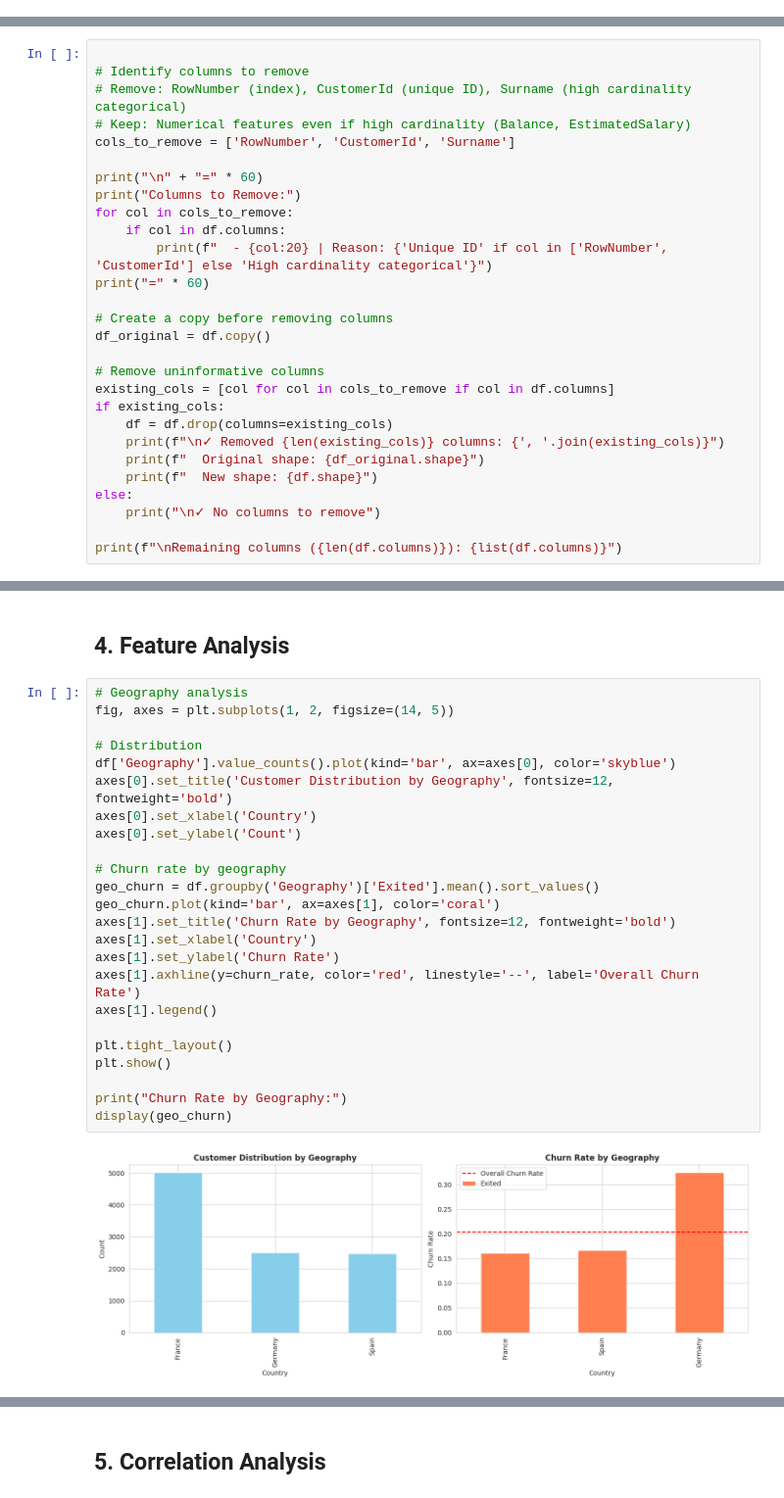
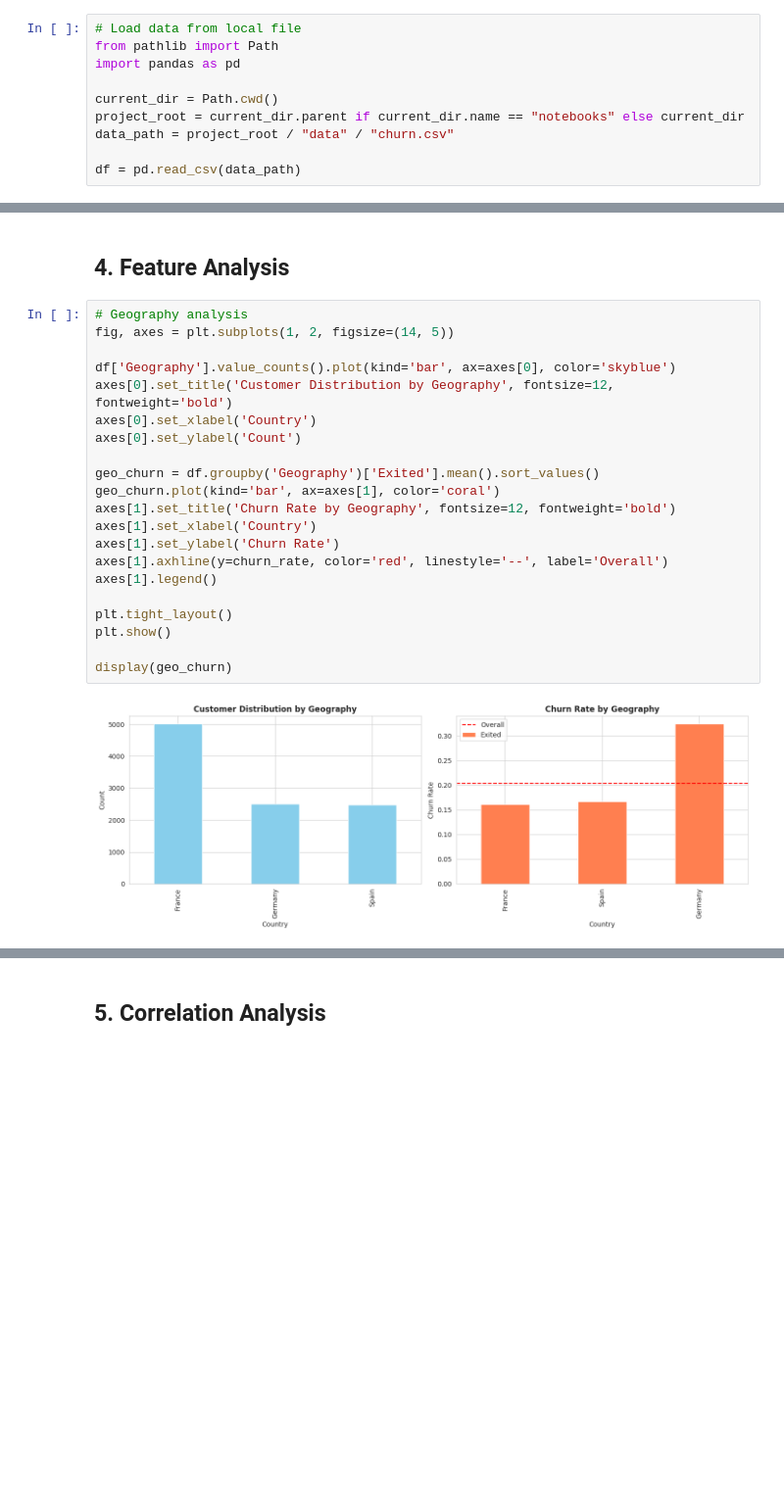
Before and after one commit to longdang193/customer-churn-prediction-azureml, a Jupyter notebook: notebooks/eda.ipynb, the cells around one changed output, grey strips where cells are left out. Shown at 98% size. Drawn from its saved outputs; the diff is of its cells as text; blank space fills up the shorter version.

```diff
--- a/notebooks/eda.ipynb
+++ b/notebooks/eda.ipynb
@@ -11,3 +37,13 @@
+# %%
+# Load data from local file
+from pathlib import Path
+import pandas as pd
+
+current_dir = Path.cwd()
+project_root = current_dir.parent if current_dir.name == "notebooks" else current_dir
+data_path = project_root / "data" / "churn.csv"
+
+df = pd.read_csv(data_path)
 # %%
 # Import libraries
 import pandas as pd
@@ -177,28 +149,0 @@ Exited               | Unique:      2 | Ratio:  0.02% | Type: int64
-# %%
-
-# Identify columns to remove
-# Remove: RowNumber (index), CustomerId (unique ID), Surname (high cardinality categorical)
-# Keep: Numerical features even if high cardinality (Balance, EstimatedSalary)
-cols_to_remove = ['RowNumber', 'CustomerId', 'Surname']
-
-print("\n" + "=" * 60)
-print("Columns to Remove:")
-for col in cols_to_remove:
-    if col in df.columns:
-        print(f"  - {col:20} | Reason: {'Unique ID' if col in ['RowNumber', 'CustomerId'] else 'High cardinality categorical'}")
-print("=" * 60)
-
-# Create a copy before removing columns
-df_original = df.copy()
-
-# Remove uninformative columns
-existing_cols = [col for col in cols_to_remove if col in df.columns]
-if existing_cols:
-    df = df.drop(columns=existing_cols)
-    print(f"\n✓ Removed {len(existing_cols)} columns: {', '.join(existing_cols)}")
-    print(f"  Original shape: {df_original.shape}")
-    print(f"  New shape: {df.shape}")
-else:
-    print("\n✓ No columns to remove")
-
-print(f"\nRemaining columns ({len(df.columns)}): {list(df.columns)}")
@@ -342,26 +300,23 @@ plt.show()
 # %%
 # Geography analysis
 fig, axes = plt.subplots(1, 2, figsize=(14, 5))
 
-# Distribution
 df['Geography'].value_counts().plot(kind='bar', ax=axes[0], color='skyblue')
 axes[0].set_title('Customer Distribution by Geography', fontsize=12, fontweight='bold')
 axes[0].set_xlabel('Country')
 axes[0].set_ylabel('Count')
 
-# Churn rate by geography
 geo_churn = df.groupby('Geography')['Exited'].mean().sort_values()
 geo_churn.plot(kind='bar', ax=axes[1], color='coral')
 axes[1].set_title('Churn Rate by Geography', fontsize=12, fontweight='bold')
 axes[1].set_xlabel('Country')
 axes[1].set_ylabel('Churn Rate')
-axes[1].axhline(y=churn_rate, color='red', linestyle='--', label='Overall Churn Rate')
+axes[1].axhline(y=churn_rate, color='red', linestyle='--', label='Overall')
 axes[1].legend()
 
 plt.tight_layout()
 plt.show()
 
-print("Churn Rate by Geography:")
 display(geo_churn)
 # %% [output]
-[figure, old version]
+[figure, new version]
```
Also changed, not shown: parts of 22 cells of this notebook, 38 other files.
